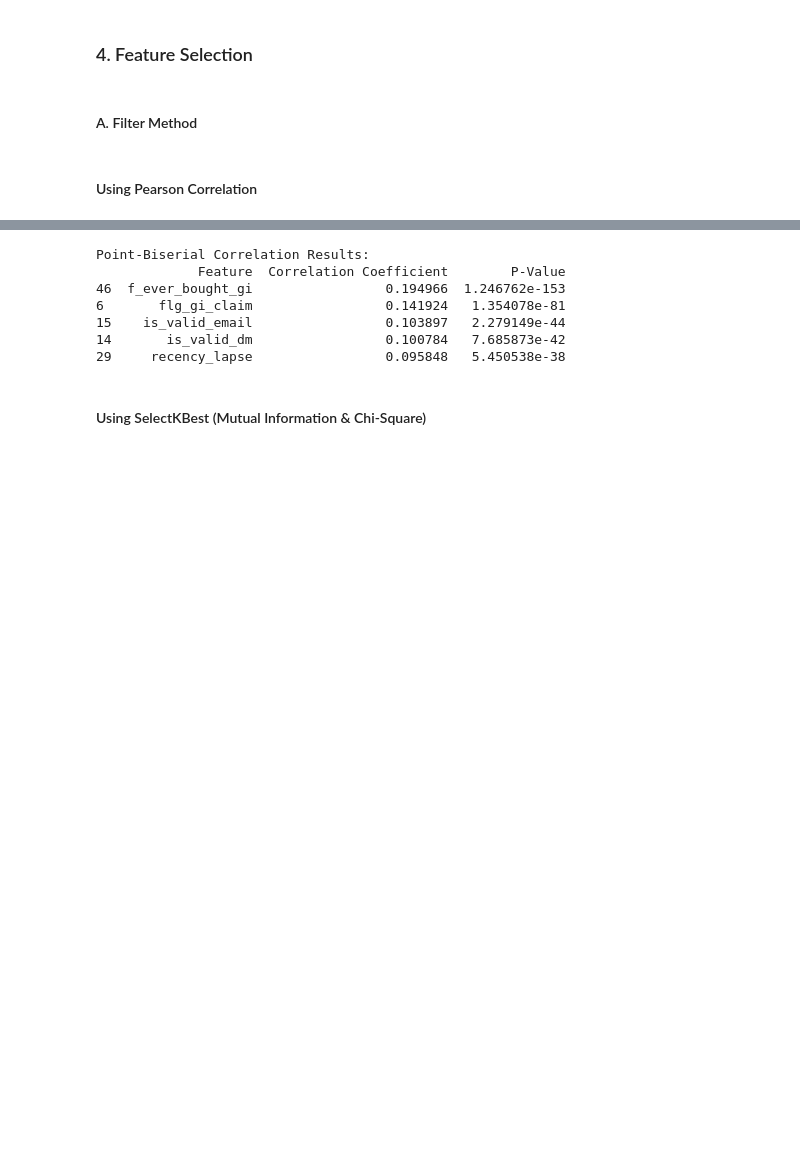
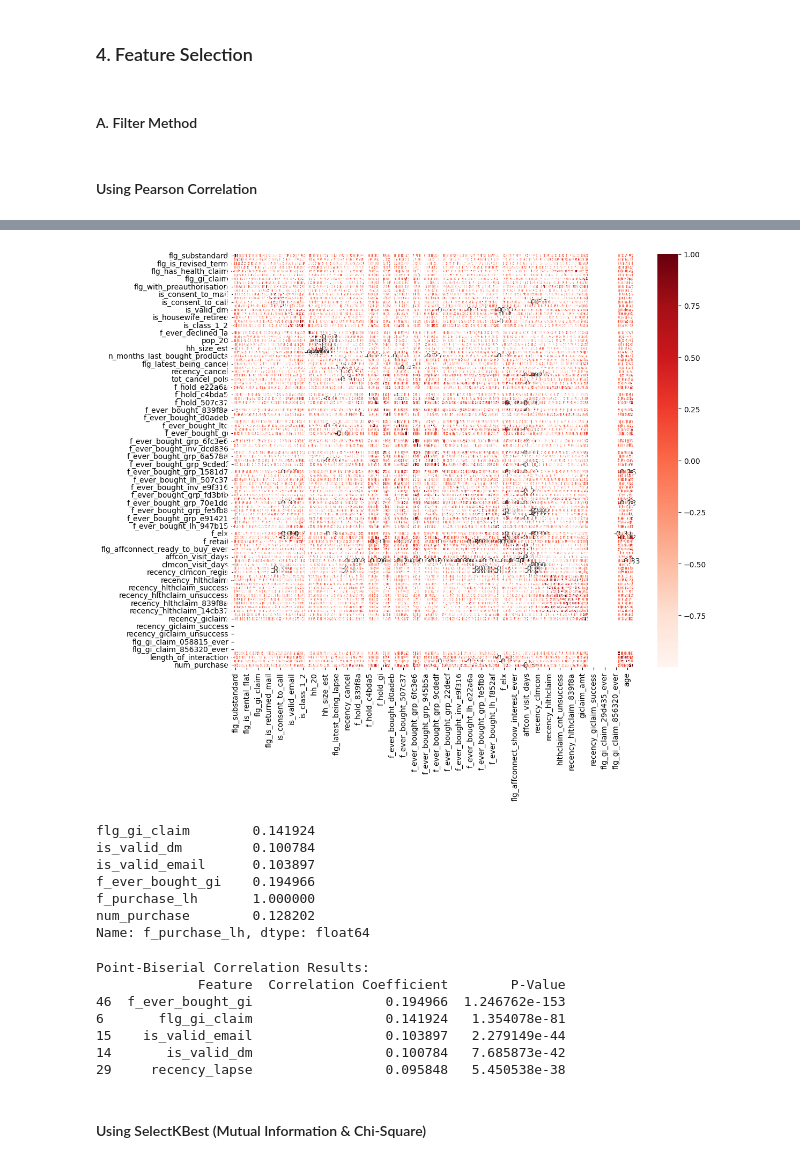
Before and after one commit to kayeugenia/NUS-SDS-Datathon-Singlife-NUS243, a Jupyter notebook: NUS_DATATHON_SINGLIFE_NUS243.ipynb, the cells around one changed output, grey strips where cells are left out. Cells and saved outputs as stored; diff of their text form; code cells hidden in the pictures; blank space fills up the shorter version.

```diff
--- a/NUS_DATATHON_SINGLIFE_NUS243.ipynb
+++ b/NUS_DATATHON_SINGLIFE_NUS243.ipynb
@@ -501 +449,13 @@ def standardise_numerical_features(dataframe):
+# %%
+def convert_data_to_integer(dataframe):
+    columns_to_convert = [col for col in dataframe.columns if col.startswith(('ape_', 'sumins_', 'prempaid_','n_months_last_bought_','n_months_since_lapse_'))]
+    for col in columns_to_convert:
+        dataframe[col] = df[col].astype(int)
+    return dataframe
+# %%
+def convert_data_to_binary(dataframe):
+    columns_to_convert = [col for col in dataframe.columns if col.startswith(('flg_hlthclaim_', 'flg_gi_claim_', 'f_ever_bought_', 'lapse_ape_'))]
+    for col in columns_to_convert:
+        dataframe[col] = df[col].astype('category')
+    return dataframe
 # %% [markdown]
@@ -508,23 +468,22 @@ def clean_data(dataframe, target_column):
     result = preprocess_dates_and_age(result)
     result = fill_missing_lapse_purchase_data(result)
 
-
     # Imputing
     result = impute_client_info(result)
     result = impute_client_risk_status(result)
     result = impute_client_consent(result)
     result = impute_negative_and_recency(result)
     result = impute_demographic_household(result)
+    result = clean_target_column(result, target_column)
+    result = convert_data_to_integer(result)
+    result = convert_data_to_binary(result)
+    #result = one_hot_encode_categorical(result)
+    result = convert_to_numerical(result)
 
-    result = clean_target_column(result, target_column)
-    result = one_hot_encode_categorical(result)
-    result = standardise_numerical_features(result)
 
-    return dataframe
+    return result
 
 target_column = 'f_purchase_lh'
 df = clean_data(df, target_column)
-#df.head()
-#df['num_purchase'] #checking if num_purchase is added
 print(f"Resultant empty values: {df.isna().sum().sum()}")
 # %% [output]
@@ -671,4 +627,6 @@ y = df['f_purchase_lh']
 numeric_cols = df.select_dtypes(include=["int64", "float64"]).columns
 non_numeric_cols = df.select_dtypes(include=["string", "object", "datetime64[ns]"]).columns
 
-df = df.drop(columns=non_numeric_cols)
+df_pearson = df.drop(columns=non_numeric_cols)
+print(numeric_cols)
+#print(non_numeric_cols)
@@ -675,16 +651,25 @@ df = df.drop(columns=non_numeric_cols)
 # %%
 #Using Pearson Correlation
 plt.figure(figsize=(12,10))
-cor = df.corr()
+cor = df_pearson.corr()
 sns.heatmap(cor, annot=True, cmap=plt.cm.Reds)
 plt.show()
 
 #Correlation with output variable
 cor_target = abs(cor['f_purchase_lh'])
 
 #Selecting highly correlated features
 relevant_features = cor_target[cor_target>0.1]
 relevant_features
+# %% [output]
+[figure, added]
+flg_gi_claim        0.141924
+is_valid_dm         0.100784
+is_valid_email      0.103897
+f_ever_bought_gi    0.194966
+f_purchase_lh       1.000000
+num_purchase        0.128202
+Name: f_purchase_lh, dtype: float64
 # %%
 # Point-Biserial Correlation
 from scipy.stats import pointbiserialr
```
Also changed, not shown: parts of 24 cells of this notebook.
